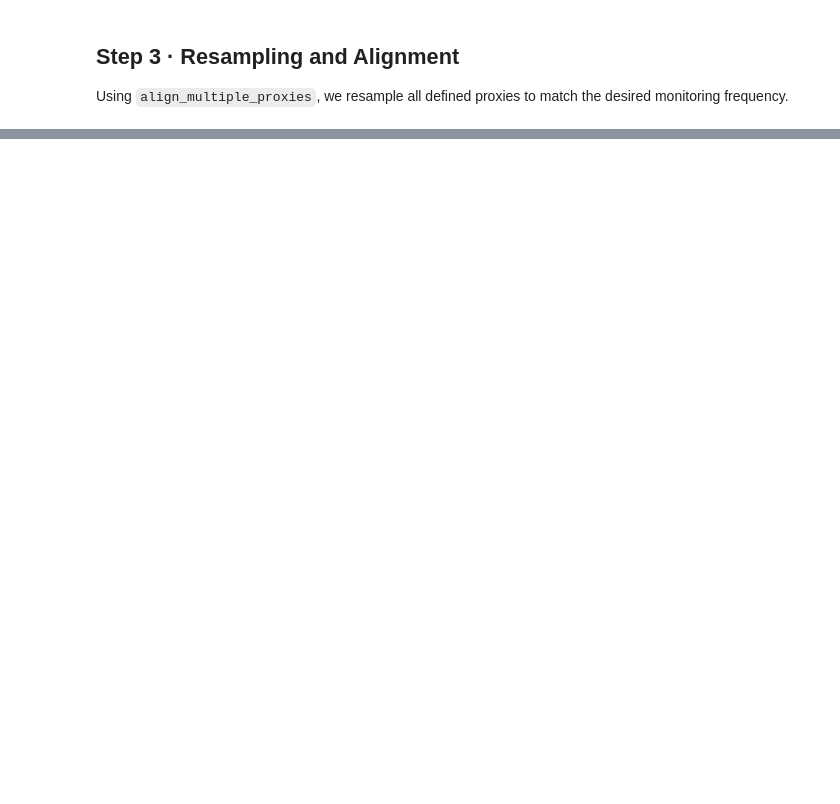
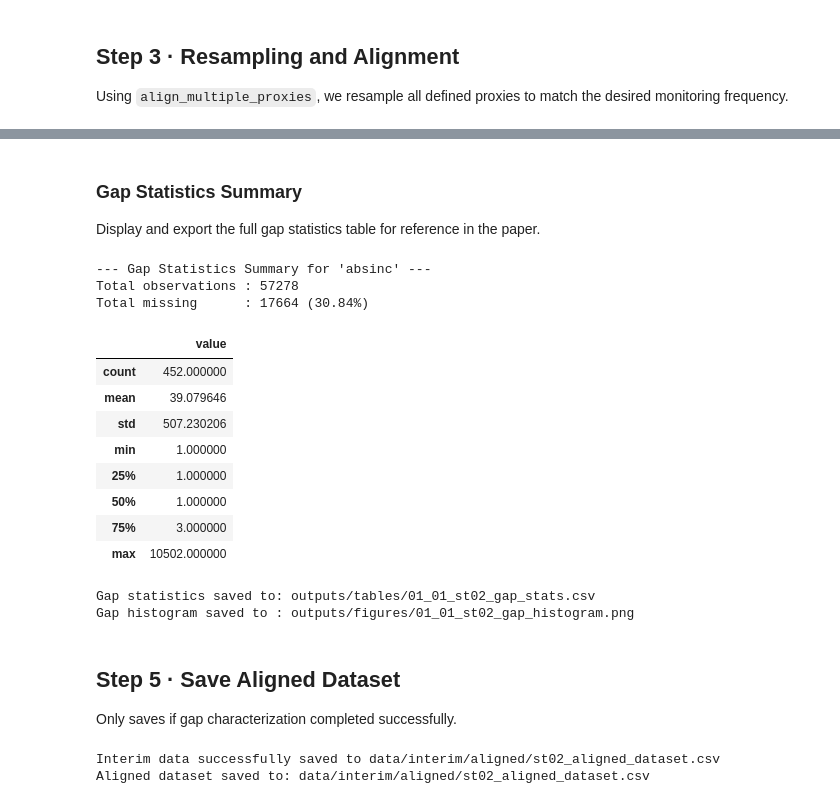
Before and after one commit to eugeniomoreira-iaud/heritageshm, a Jupyter notebook: 01_Data_Quality_and_Gaps.ipynb, the cells around one changed output, grey strips where cells are left out. Drawn from its saved outputs; the diff is of its cells as text; code cells hidden in the pictures; blank space fills up the shorter version.

```diff
--- a/01_Data_Quality_and_Gaps.ipynb
+++ b/01_Data_Quality_and_Gaps.ipynb
@@ -268,0 +307,16 @@ Interim data successfully saved to data/interim/aligned/st02_aligned_dataset.csv
+# %%
+gap_characterization_ok = False
+
+try:
+    df_aligned, gap_stats, gap_lengths = characterize_gaps(
+        df_aligned,
+        target_col=TARGET_COL,
+        max_impute_gap=0,
+        histogram_bins=HISTOGRAM_BINS,
+        save_plot_path=GAP_FIG_PATH,
+    )
+    gap_characterization_ok = True
+
+except Exception as e:
+    print(f"⚠ Gap characterization failed: {e}")
+    print("The aligned dataset will NOT be saved. Resolve the error before proceeding.")
@@ -268,0 +342,47 @@ Interim data successfully saved to data/interim/aligned/st02_aligned_dataset.csv
+# %% [markdown]
+### Gap Statistics Summary
+Display and export the full gap statistics table for reference in the paper.
+# %%
+if gap_characterization_ok:
+    total_obs    = len(df_aligned)
+    total_missing = df_aligned[TARGET_COL].isnull().sum()
+    missing_pct  = total_missing / total_obs * 100
+
+    print(f"\n--- Gap Statistics Summary for '{TARGET_COL}' ---")
+    print(f"Total observations : {total_obs}")
+    print(f"Total missing      : {total_missing} ({missing_pct:.2f}%)")
+    display(gap_stats.rename('value').to_frame())
+
+    # Export gap stats as a paper-ready CSV table
+    gap_stats_export = gap_stats.rename('value').to_frame()
+    gap_stats_export.loc['total_missing_pct'] = missing_pct
+    gap_stats_export.to_csv(GAP_TAB_PATH)
+    print(f"\nGap statistics saved to: {GAP_TAB_PATH}")
+    print(f"Gap histogram saved to : {GAP_FIG_PATH}")
+# %% [output]
+--- Gap Statistics Summary for 'absinc' ---
+Total observations : 57278
+Total missing      : 17664 (30.84%)
+|  | value |
+| count | 452.000000 |
+| mean | 39.079646 |
+| std | 507.230206 |
+| min | 1.000000 |
+| 25% | 1.000000 |
+| 50% | 1.000000 |
+| 75% | 3.000000 |
+| max | 10502.000000 |
+Gap statistics saved to: outputs/tables/01_01_st02_gap_stats.csv
+Gap histogram saved to : outputs/figures/01_01_st02_gap_histogram.png
+# %% [markdown]
+## Step 5 · Save Aligned Dataset
+Only saves if gap characterization completed successfully.
+# %%
+if gap_characterization_ok:
+    save_interim_data(df_aligned, ALIGNED_PATH)
+    print(f"Aligned dataset saved to: {ALIGNED_PATH}")
+else:
+    print("Save skipped — gap characterization did not complete successfully.")
+# %% [output]
+Interim data successfully saved to data/interim/aligned/st02_aligned_dataset.csv
+Aligned dataset saved to: data/interim/aligned/st02_aligned_dataset.csv
```
Also changed, not shown: parts of 16 cells of this notebook, 2 other files.
